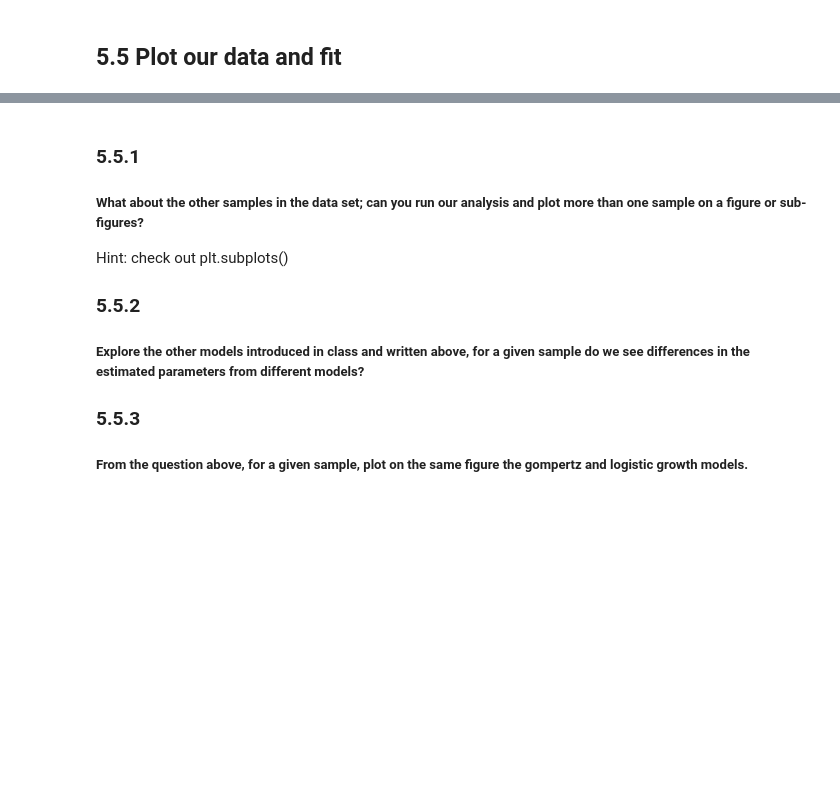
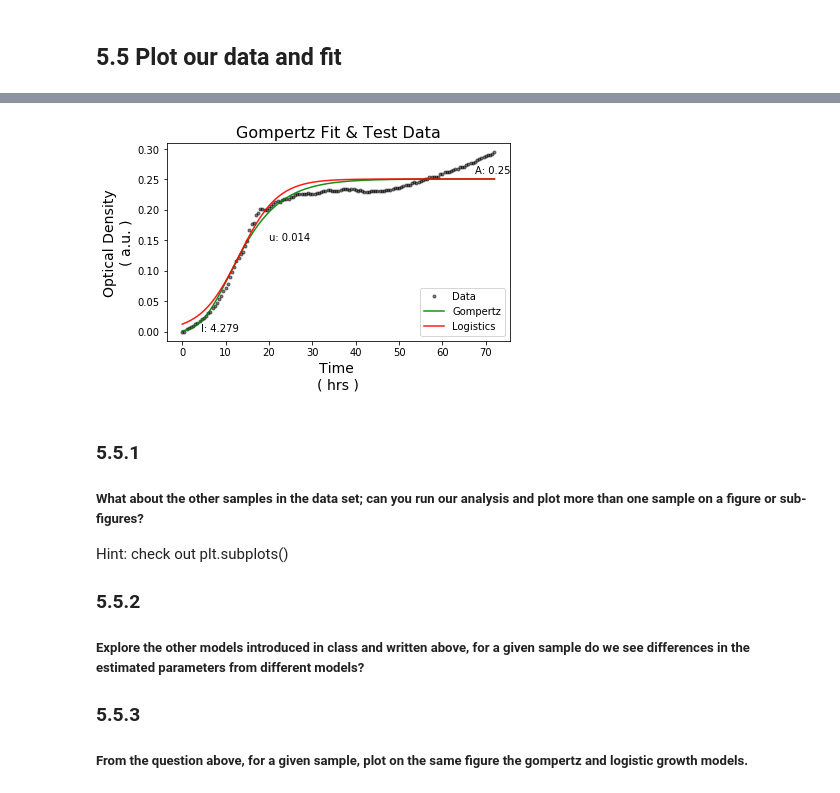
Before and after one commit to amyschmid/miniterm_2018, a Jupyter notebook: Modeling Microbial Growth.ipynb, the cells around one changed output, grey strips where cells are left out. Cells and saved outputs as stored; diff of their text form; code cells hidden in the pictures; blank space fills up the shorter version.

Commit message:
Notebook with initial analysis on growth data.

```diff
--- a/Modeling Microbial Growth.ipynb
+++ b/Modeling Microbial Growth.ipynb
@@ -160,6 +236,7 @@ print popt_gom
 ## 5.3 Calculate the approximation from our curve fitting
 # %%
 yhat_gom = gompertz(xdata,*popt_gom) ## here we are putting into gompertz the values from popt_gom
+yhat_log = logistic(xdata,*popt_gom) ## here we are putting into gompertz the values from popt_gom
 # %% [markdown]
 ### 5.3.1
 ##### What does the "*" symbol do to the variable popt_gom?
@@ -172,15 +337,19 @@ print "R2 Gompertz:", round(r_squared(ydata,yhat_gom),3)
 # %%
+
 plt.plot(xdata, ydata, '.k', label='Data',alpha=.5); ## Plot sample data
 plt.plot(xdata, yhat_gom,'-g', label='Gompertz',alpha=.9); ## Plot growth model
+plt.plot(xdata, yhat_log,'-r', label='Logistics',alpha=.9); ## Plot growth model
 plt.annotate("u: " + str(round(popt_gom[1],3)),(20,.15)); ## Add in text with the calculated parameters (u)
 plt.annotate("A: " + str(round(popt_gom[0],3)),(xdata[-10],popt_gom[0]+.01)); ## ... for A
 plt.annotate("l: " + str(round(popt_gom[-1],3)),(popt_gom[-1],0)); ## ... for l
 plt.ylabel('Optical Density\n( a.u. )',fontsize=14); ## Add titles, legends, and labels
 plt.xlabel('Time \n( hrs )',fontsize=14); ## Add x axis label
 plt.title('Gompertz Fit & Test Data',fontsize=16); ## Add y axis label
 plt.legend(loc='lower right'); ## Place the legend in lower right corner
 plt.tight_layout(); ## This makes everything pretty
 plt.savefig('Fit_to_growth.jpeg'); ## This will save the figure
+# %% [output]
+[figure, added]
 # %% [markdown]
 ### 5.5.1
 ##### What about the other samples in the data set; can you run our analysis and plot more than one sample on a figure or sub-figures?
```
Also changed, not shown: parts of 25 cells of this notebook.
